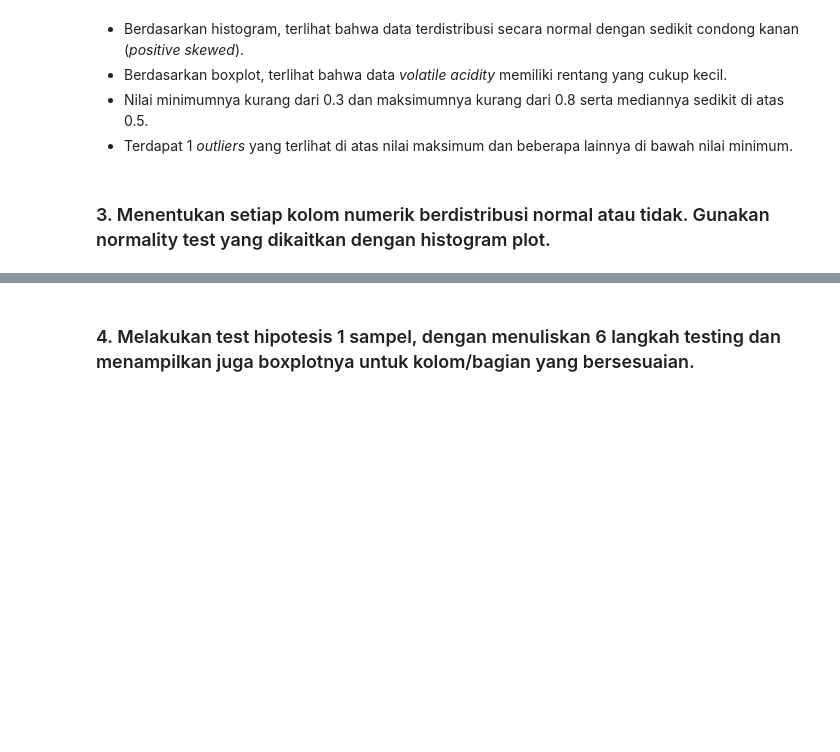
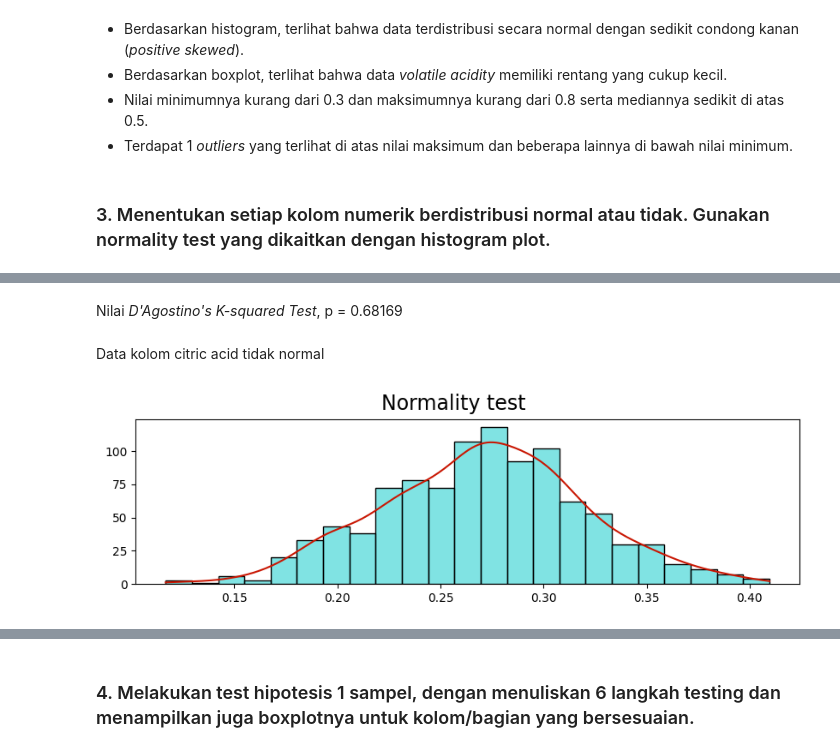
Before and after one commit to SaddamAnnais/K1-T1-IF2220-13521099, a Jupyter notebook: main.ipynb, the cells around one changed output, grey strips where cells are left out. Cells and saved outputs as stored; diff of their text form; code cells hidden in the pictures; blank space fills up the shorter version.

```diff
--- a/main.ipynb
+++ b/main.ipynb
@@ -194,0 +190,6 @@ H0 ditolak, normal
+# %%
+normality(anggur.columns[2])
+# %% [output]
+Nilai *D'Agostino's K-squared Test*, p = 0.68169
+Data kolom citric acid tidak normal
+[figure, added]
```
Also changed, not shown: parts of 21 cells of this notebook.
